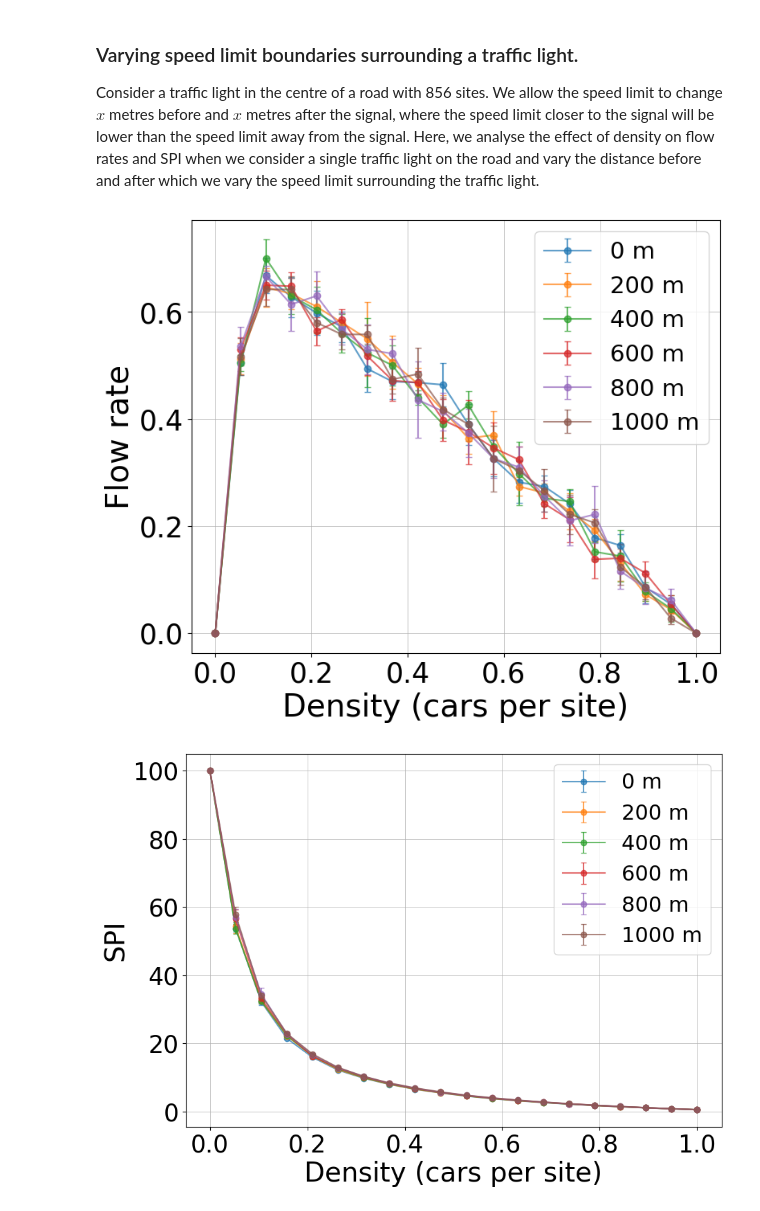
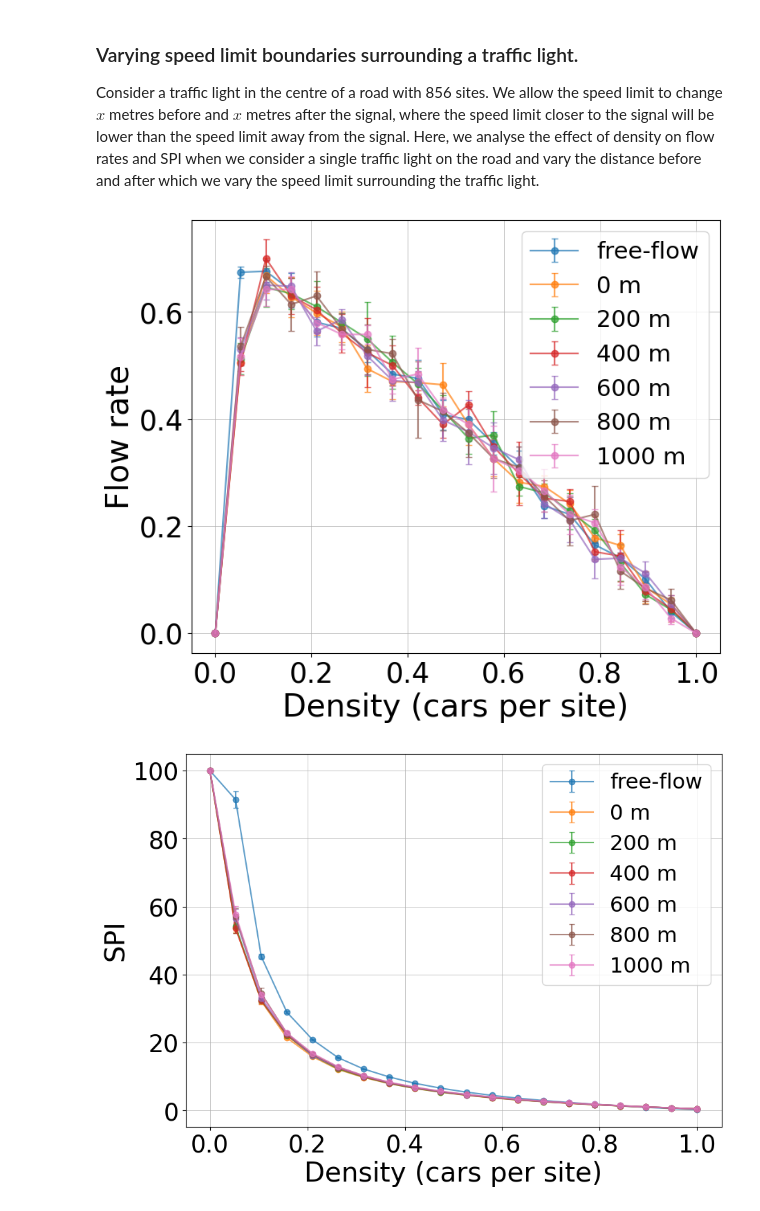
Before and after one commit to turtlesoul25/Traffic_SpeedControls_IM_Project2, a Jupyter notebook: Final_code/Traffic_Controls_IM_Project2.ipynb, the cells around one changed output. Drawn from its saved outputs; the diff is of its cells as text; code cells hidden in the pictures.

```diff
--- a/Final_code/Traffic_Controls_IM_Project2.ipynb
+++ b/Final_code/Traffic_Controls_IM_Project2.ipynb
@@ -419,0 +423,20 @@ plt.grid(which='both', linewidth=0.5)
+# %%
+# Flow rates for various speed limits
+FR_speed_lims = []
+FR_speed_lims.append(np.load("sim_data/speed_lims/fr_9.npy"))
+FR_speed_lims.append(np.load("sim_data/speed_lims/fr_14.npy"))
+FR_speed_lims.append(np.load("sim_data/speed_lims/fr_23.npy"))
+FR_speed_lims.append(np.load("sim_data/speed_lims/fr_27.npy"))
+FR_speed_lims.append(np.load("sim_data/speed_lims/fr_32.npy"))
+
+# SPIs for various speed limits
+SPI_speed_lims = []
+SPI_speed_lims.append(np.load("sim_data/speed_lims/spi_9.npy")*100)
+SPI_speed_lims.append(np.load("sim_data/speed_lims/spi_14.npy")*100)
+SPI_speed_lims.append(np.load("sim_data/speed_lims/spi_23.npy")*100)
+SPI_speed_lims.append(np.load("sim_data/speed_lims/spi_27.npy")*100)
+SPI_speed_lims.append(np.load("sim_data/speed_lims/spi_32.npy")*100)
+
+# Calculate means and variances from the multiple simulation runs
+means_fr_speed_lims,vars_fr_speed_lims = calculate_mean_var(FR_speed_lims)
+means_spi_speed_lims, vars_spi_speed_lims = calculate_mean_var(SPI_speed_lims)
@@ -525,14 +582,8 @@ Below is the code for the base case, modelled on York Road. This removes all tra
 # FR and SPI for base case
 FR_base_240 = np.load("sim_data/yk_240/fr_1.npy")
 SPI_base_240 = np.load("sim_data/yk_240/spi_1.npy")*100
-FR_base_428 = np.load("sim_data/yk_428/fr_1.npy")
-SPI_base_428 = np.load("sim_data/yk_428/spi_1.npy")*100
-
-# # Calculate means and variances from the multiple simulation runs
-# means_fr_base_240,vars_fr_base_240 = calculate_mean_var(FR_base_240)
-# means_spi_base_240, vars_spi_base_240 = calculate_mean_var(SPI_base_240)
-# means_fr_base_428,vars_fr_base_428 = calculate_mean_var(FR_base_428)
-# means_spi_base_428, vars_spi_base_428 = calculate_mean_var(SPI_base_428)
+FR_base_856 = np.load("sim_data/yk_856/fr_1.npy")
+SPI_base_856 = np.load("sim_data/yk_856/spi_1.npy")*100
 # %% [markdown]
 ### Varying red cycle times
 
@@ -785,7 +836,7 @@ plt.savefig("two_TL_SPI.pdf", dpi = 300)
 Here, we analyse the effect of density on flow rates and SPI when we consider choosing different numbers of traffic lights on the road.
 # %%
 # FRs for various number of traffic lights
-FR_mul_tl = [FR_base_428]
+FR_mul_tl = [FR_base_856]
 FR_mul_tl.append(np.load("sim_data/mul_tl/fr_[428].npy"))
 FR_mul_tl.append(np.load("sim_data/mul_tl/fr_[214, 642].npy"))
 FR_mul_tl.append(np.load("sim_data/mul_tl/fr_[143, 429, 715].npy"))
@@ -793,7 +844,7 @@ FR_mul_tl.append(np.load("sim_data/mul_tl/fr_[107, 321, 535, 749].npy"))
 FR_mul_tl.append(np.load("sim_data/mul_tl/fr_[86, 258, 430, 602, 774].npy"))
 
 # SPIs for various number of traffic lights
-SPI_mul_tl = [SPI_base_428]
+SPI_mul_tl = [SPI_base_856]
 SPI_mul_tl.append(np.load("sim_data/mul_tl/spi_[428].npy")*100)
 SPI_mul_tl.append(np.load("sim_data/mul_tl/spi_[214, 642].npy")*100)
 SPI_mul_tl.append(np.load("sim_data/mul_tl/spi_[143, 429, 715].npy")*100)
@@ -845,7 +896,7 @@ Consider a traffic light in the centre of a road with 856 sites. We allow the sp
 Here, we analyse the effect of density on flow rates and SPI when we consider a single traffic light on the road and vary the distance before and after which we vary the speed limit surrounding the traffic light.
 # %%
 # FRs for various speed limit boundary values
-FR_var_speed = []
+FR_var_speed = [FR_base_856]
 FR_var_speed.append(np.load("sim_data/var_speed/fr_[428, 0, 428].npy"))
 FR_var_speed.append(np.load("sim_data/var_speed/fr_[408, 40, 408].npy"))
 FR_var_speed.append(np.load("sim_data/var_speed/fr_[388, 80, 388].npy"))
@@ -854,7 +905,7 @@ FR_var_speed.append(np.load("sim_data/var_speed/fr_[348, 160, 348].npy"))
 FR_var_speed.append(np.load("sim_data/var_speed/fr_[328, 200, 328].npy"))
 
 # SPIs for various speed limit boundary values
-SPI_var_speed = []
+SPI_var_speed = [SPI_base_856]
 SPI_var_speed.append(np.load("sim_data/var_speed/spi_[428, 0, 428].npy")*100)
 SPI_var_speed.append(np.load("sim_data/var_speed/spi_[408, 40, 408].npy")*100)
 SPI_var_speed.append(np.load("sim_data/var_speed/spi_[388, 80, 388].npy")*100)
@@ -868,37 +919,36 @@ means_spi_var_speed, vars_spi_var_speed = calculate_mean_var(SPI_var_speed)
 # %%
 # Plot FR vs density and SPI vs density
 data_points = 20
-var_speed_labels = ["0 m", "200 m", "400 m", "600 m", "800 m", "1000 m"] # length of middle region
+var_speed_labels = ["free-flow", "0 m", "200 m", "400 m", "600 m", "800 m", "1000 m"] # length of middle region
 
 # Plot line plot with error bars representing variance for FRs
 plt.figure(figsize=(8.5,7))
 for i, mean in enumerate(means_fr_var_speed):
     offset = 1#7 + (i) # so the graph does not look overcrowed, [::offset] at the end of array
     plt.errorbar( np.linspace(0, 1, 20)[::offset], mean[::offset],
                  yerr=np.sqrt(vars_fr_var_speed[i] )[::offset], alpha=0.7, fmt='-o',
                  label=f'{var_speed_labels[i]}',capsize=3)
 plt.xlabel("Density (cars per site)", fontsize = 28)
 plt.ylabel("Flow rate", fontsize = 28)
 plt.tick_params("both", labelsize = 25)
 leg = plt.legend(fontsize = 21)
 plt.grid(which='both', linewidth=0.5)
 plt.savefig("var_speed_FR.pdf", dpi = 300)
 
 
-
 # Plot line plot with error bars representing variance for SPIs
 plt.figure(figsize=(10,7))
 for i, mean in enumerate(means_spi_var_speed):
     offset = 1 #+ (i) # so the graph does not look overcrowed, [::offset] at the end of array
     plt.errorbar(np.linspace(0, 1, data_points)[::offset], mean[::offset],
                  yerr=np.sqrt(vars_spi_var_speed[i] )[::offset] , alpha=0.7, fmt='-o',
                  label=f'{var_speed_labels[i]}',capsize=3)
 plt.xlabel("Density (cars per site)", fontsize = 28)
 plt.ylabel("SPI", fontsize = 28)
 plt.tick_params("both", labelsize = 25)
 leg = plt.legend(fontsize = 22)
 plt.grid(which='both', linewidth=0.5)
 plt.savefig("var_speed_SPI.pdf", dpi = 300)
 # %% [output]
-[figure, old version]
+[figure, new version]
-[figure, old version]
+[figure, new version]
```
Also changed, not shown: parts of 6 cells of this notebook, 31 other files.
